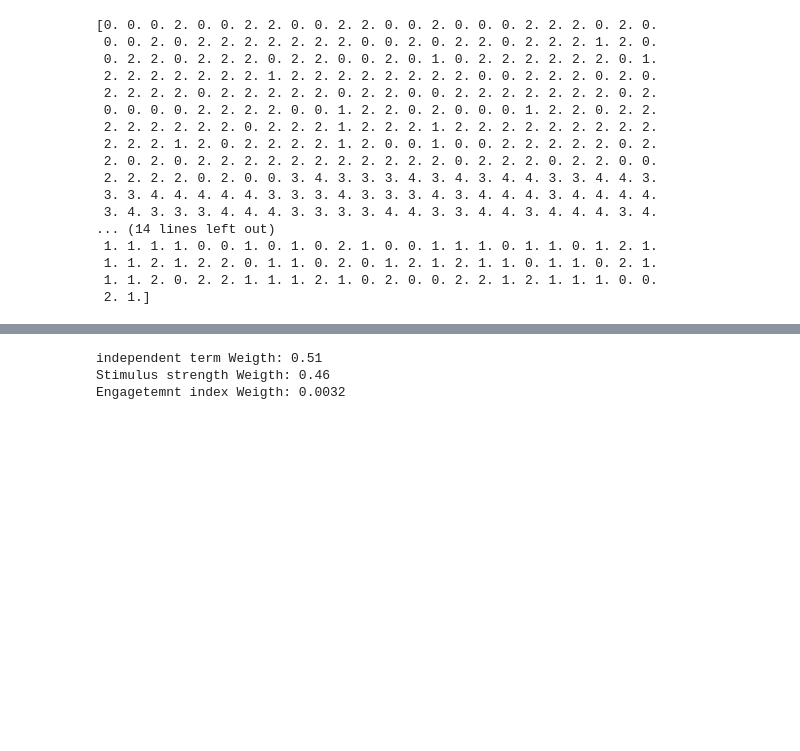
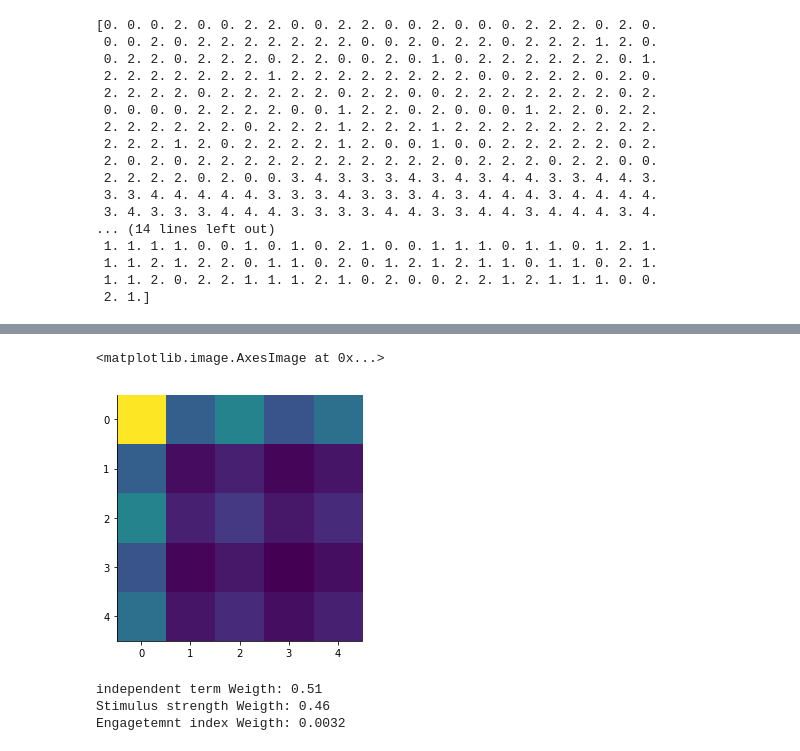
Before and after one commit to EmiliosIsaias/RattusDeus, a Jupyter notebook: Project_Notebook.ipynb, the cells around one changed output, grey strips where cells are left out. Drawn from its saved outputs; the diff is of its cells as text; code cells hidden in the pictures; blank space fills up the shorter version.

```diff
--- a/Project_Notebook.ipynb
+++ b/Project_Notebook.ipynb
@@ -301,3 +306,8 @@ JProb3 = jProb2 @ prob_s
+# %%
+plt.imshow(prob_c_gse[:,1,:])
+# %% [output]
+<matplotlib.image.AxesImage at 0x...>
+[figure, added]
 # %%
 #GLM to predict probability of success
 # y = designMatrix * theta
```
Also changed, not shown: parts of 7 cells of this notebook.
